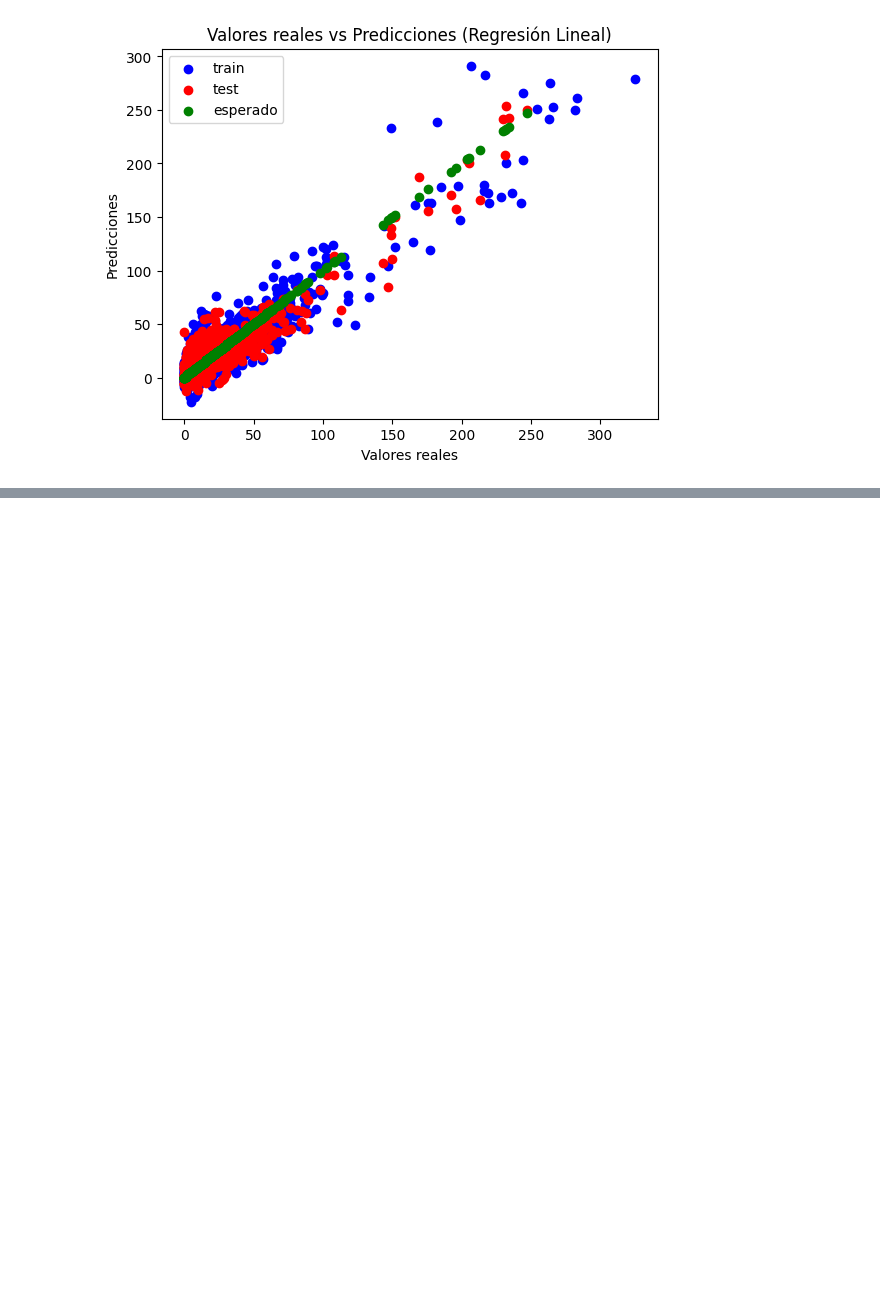
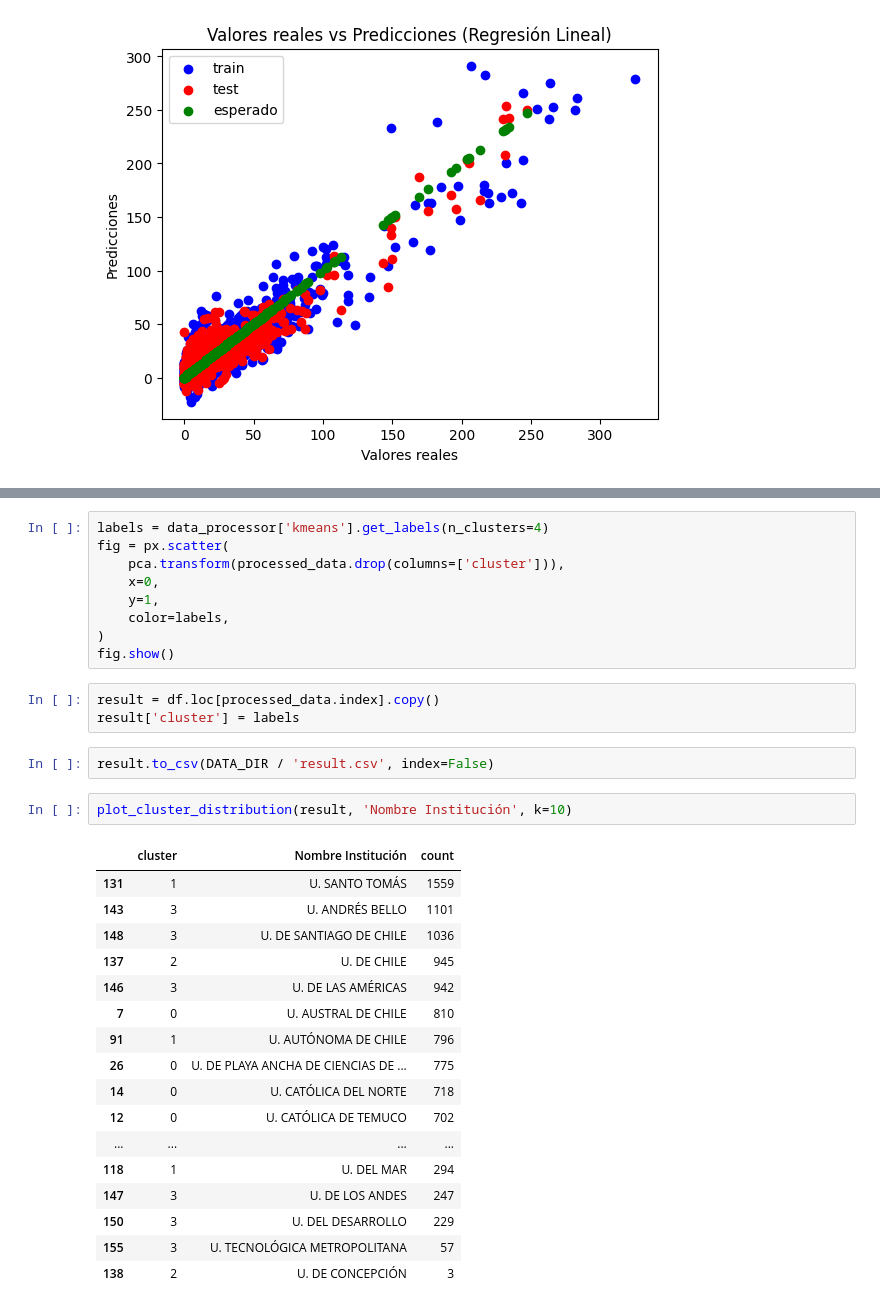
Before and after one commit to pabloskewes/proyecto-mineria-de-datos, a Jupyter notebook: hito3/informe.ipynb, the cells around one changed output, grey strips where cells are left out. Drawn from its saved outputs; the diff is of its cells as text; blank space fills up the shorter version.

```diff
--- a/hito3/informe.ipynb
+++ b/hito3/informe.ipynb
@@ -1109,0 +1765,34 @@ plt.show()
+# %%
+labels = data_processor['kmeans'].get_labels(n_clusters=4)
+fig = px.scatter(
+    pca.transform(processed_data.drop(columns=['cluster'])),
+    x=0,
+    y=1,
+    color=labels,
+)
+fig.show()
+# %%
+result = df.loc[processed_data.index].copy()
+result['cluster'] = labels
+# %%
+result.to_csv(DATA_DIR / 'result.csv', index=False)
+# %%
+plot_cluster_distribution(result, 'Nombre Institución', k=10)
+# %% [output]
+|  | cluster | Nombre Institución | count |
+| 131 | 1 | U. SANTO TOMÁS | 1559 |
+| 143 | 3 | U. ANDRÉS BELLO | 1101 |
+| 148 | 3 | U. DE SANTIAGO DE CHILE | 1036 |
+| 137 | 2 | U. DE CHILE | 945 |
+| 146 | 3 | U. DE LAS AMÉRICAS | 942 |
+| 7 | 0 | U. AUSTRAL DE CHILE | 810 |
+| 91 | 1 | U. AUTÓNOMA DE CHILE | 796 |
+| 26 | 0 | U. DE PLAYA ANCHA DE CIENCIAS DE ... | 775 |
+| 14 | 0 | U. CATÓLICA DEL NORTE | 718 |
+| 12 | 0 | U. CATÓLICA DE TEMUCO | 702 |
+| ... | ... | ... | ... |
+| 118 | 1 | U. DEL MAR | 294 |
+| 147 | 3 | U. DE LOS ANDES | 247 |
+| 150 | 3 | U. DEL DESARROLLO | 229 |
+| 155 | 3 | U. TECNOLÓGICA METROPOLITANA | 57 |
+| 138 | 2 | U. DE CONCEPCIÓN | 3 |
```
Also changed, not shown: parts of 29 cells of this notebook, 1 other file.
